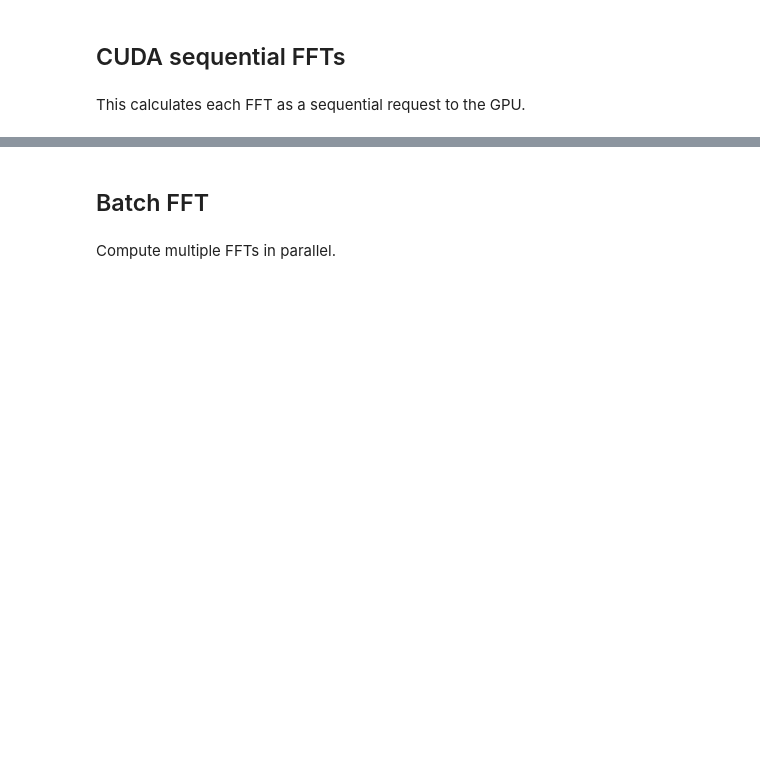
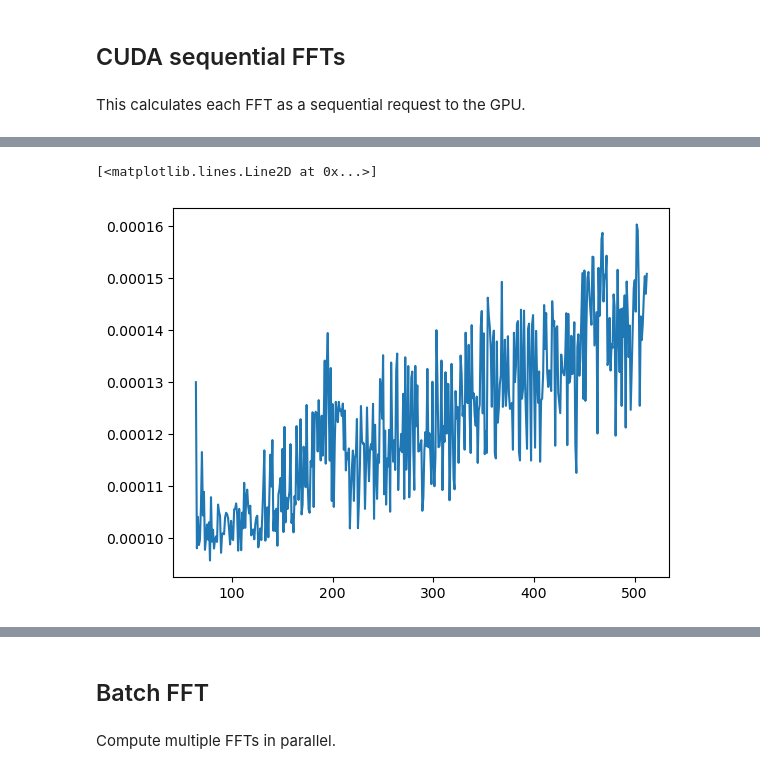
Before and after one commit to fastice/fftCudaBench, a Jupyter notebook: FFTTest.ipynb, the cells around one changed output, grey strips where cells are left out. Drawn from its saved outputs; the diff is of its cells as text; code cells hidden in the pictures; blank space fills up the shorter version.

```diff
--- a/FFTTest.ipynb
+++ b/FFTTest.ipynb
@@ -137,6 +146,9 @@ cb = fig.colorbar(im1)
 # %%
 x = resultSingle[250, :]
-plt.plot(range(fftMin, fftMax+1), x, '.')
+plt.plot(range(fftMin, fftMax+1), x)
+# %% [output]
+[<matplotlib.lines.Line2D at 0x...>]
+[figure, added]
 # %%
 for i in [(192, 98), (224, 192), (212, 144), (216, 144), (212+8, 144+8), (224, 160),   (96, 64)]:
     fft_time = measure_fft_time(i, num_trials=200)
```
Also changed, not shown: parts of 10 cells of this notebook.
